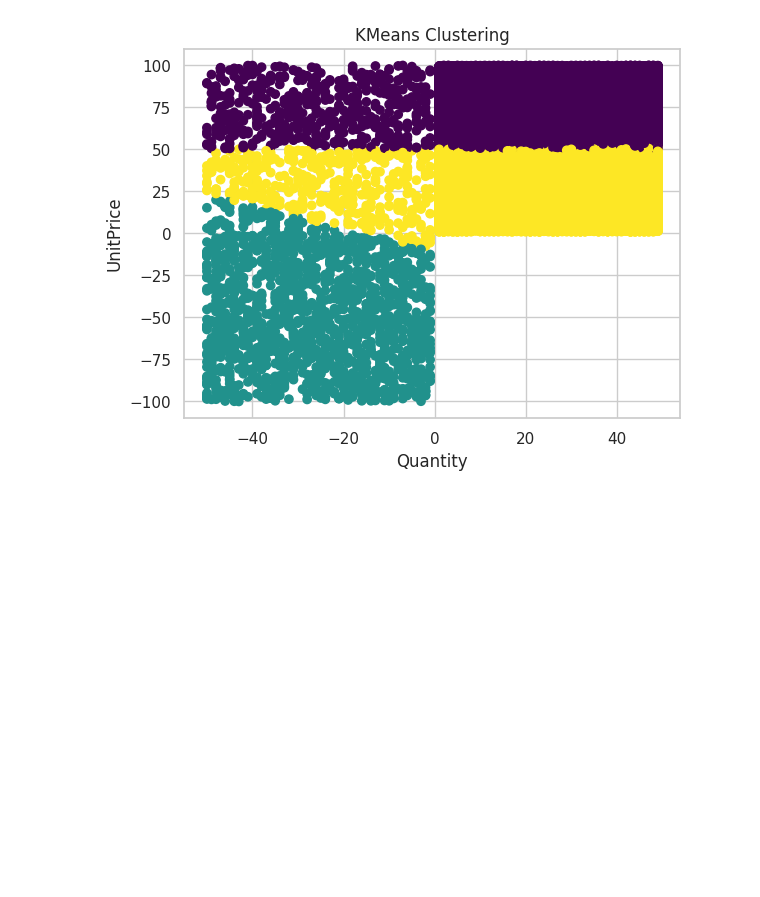
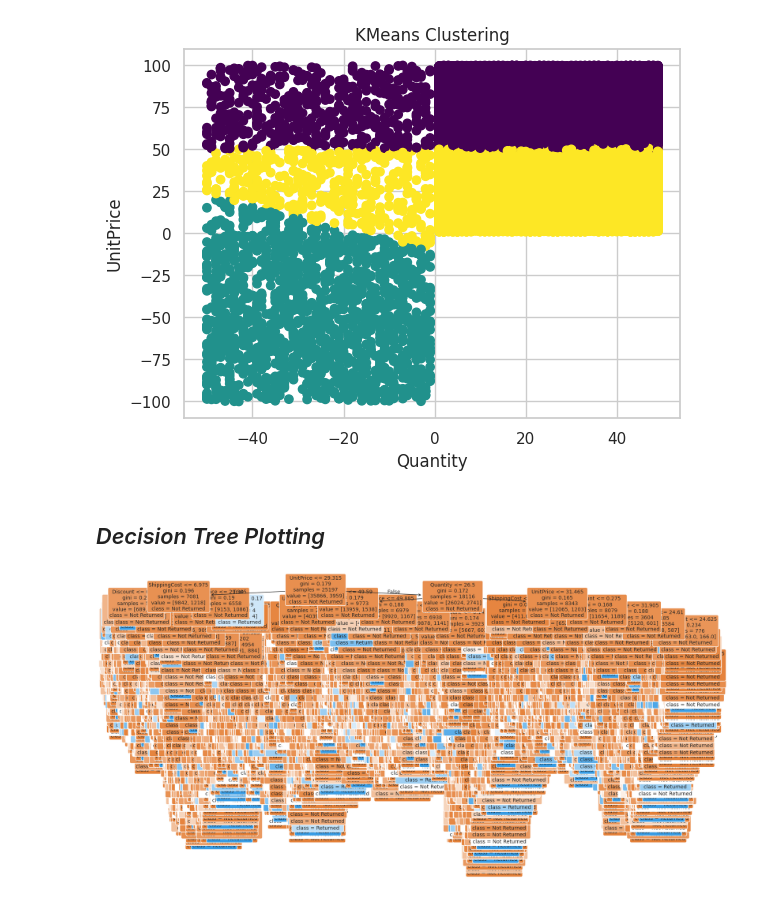
Before and after one commit to connectamn/PDS04_Online_Sales_Project, a Jupyter notebook: Online_sales_Project.ipynb, the cells around one changed output. Cells and saved outputs as stored; diff of their text form; code cells hidden in the pictures; blank space fills up the shorter version.

```diff
--- a/Online_sales_Project.ipynb
+++ b/Online_sales_Project.ipynb
@@ -345,28 +347,0 @@ Random Forest Accuracy: 0.901576780154665
-# %%
-
-X = df[['Quantity', 'UnitPrice', 'Discount', 'ShippingCost']]
-y = df['ReturnStatus']
-
-# Split the data into training and testing sets
-X_train, X_test, y_train, y_test = train_test_split(X, y, test_size=0.2, random_state=42)
-
-# Create a Random Forest model
-model_rf = RandomForestClassifier(n_estimators=100, random_state=42)
-
-# Train the model
-model_rf.fit(X_train, y_train)
-
-# Make predictions on the test set
-y_pred_rf = model_rf.predict(X_test)
-
-# Evaluate the model
-accuracy_rf = accuracy_score(y_test, y_pred_rf)
-print(f"Random Forest Accuracy: {accuracy_rf}")
-
-# Generate a classification report
-print("\nClassification Report:")
-print(classification_report(y_test, y_pred_rf))
-
-# Generate a confusion matrix
-print("\nConfusion Matrix:")
-print(pd.DataFrame(confusion_matrix(y_test, y_pred_rf)))
@@ -541,3 +498,21 @@ max    999997.000000     49.000000    100.000000  99998.000000      0.500000
 75%       23.560000      0.000000      2.0
 max       30.000000      1.000000      2.0
 [figure]
+# %% [markdown]
+## *Decision Tree Plotting*
+# %%
+
+# Get the first decision tree from the Random Forest model
+first_tree = model_rf.estimators_[0]
+
+# Plot the decision tree
+plt.figure(figsize=(20, 10))
+plot_tree(first_tree,
+          feature_names=X.columns,
+          class_names=['Not Returned', 'Returned'],
+          filled=True,
+          rounded=True,
+          fontsize=10)
+plt.show()
+# %% [output]
+[figure, added]
```
Also changed, not shown: parts of 4 cells of this notebook.
